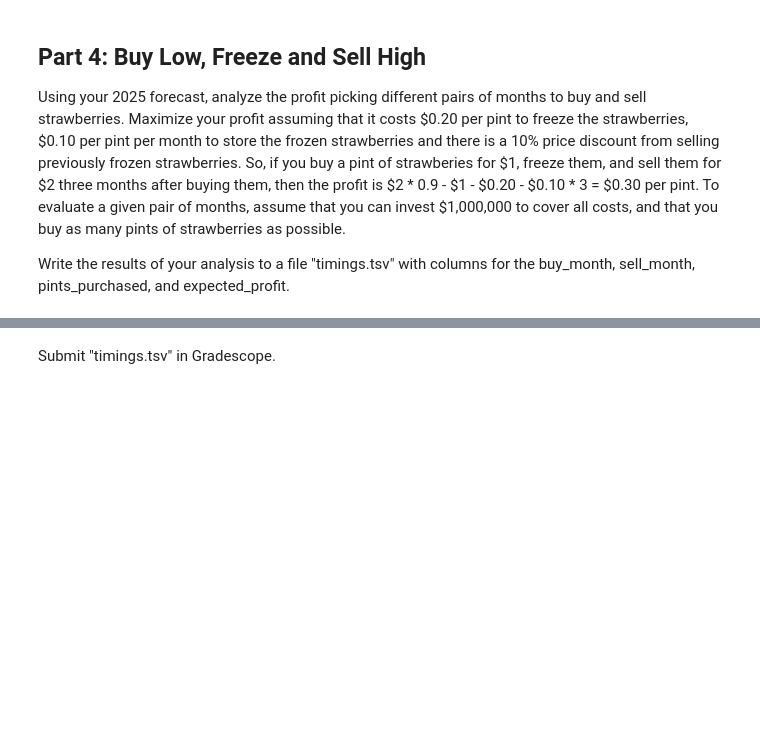
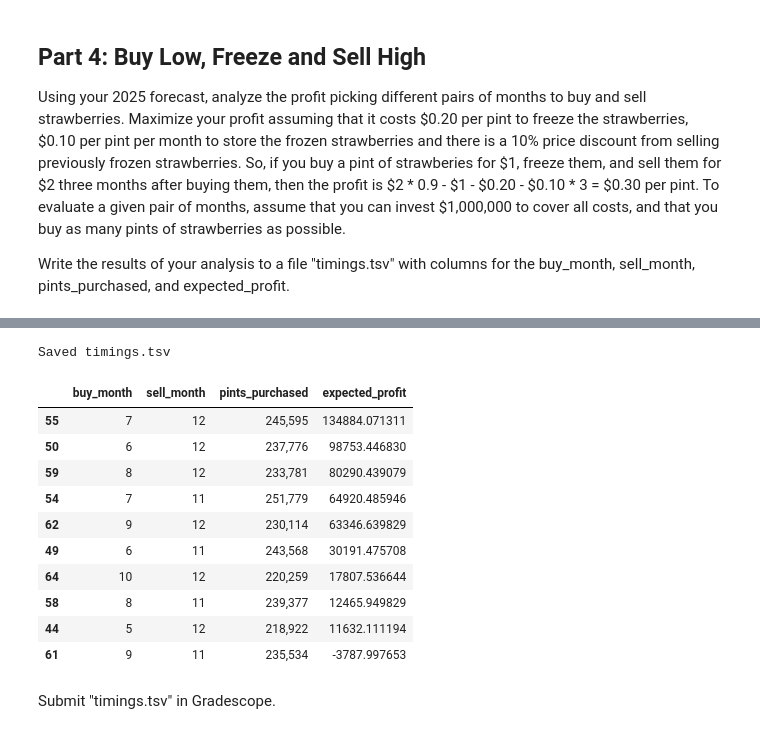
Before and after one commit to acasas11/dx704-project-02, a Jupyter notebook: project.ipynb, the cells around one changed output, grey strips where cells are left out. Saved outputs shown, nothing was run; the diff lists cells and outputs as text; code cells hidden in the pictures; blank space fills up the shorter version.

```diff
--- a/project.ipynb
+++ b/project.ipynb
@@ -487,3 +270,69 @@ Optimal strategy doesn't buy in cheapest month (accounts for storage costs)
+# %%
+# YOUR CHANGES HERE
+
+from math import floor
+
+FREEZE_COST = 0.20
+STORAGE_COST_PER_MONTH = 0.10
+DISCOUNT = 0.10
+BUDGET = 1_000_000
+
+fc = pd.read_csv("strawberry-forecast.tsv", sep="\t")
+assert list(fc.columns) == ["month", "price"], "strawberry-forecast.tsv must have columns: month, price"
+
+fc["month_dt"] = pd.to_datetime(fc["month"], errors="raise")
+assert (fc["month_dt"].dt.year == 2025).all(), "Forecast must be for 2025."
+
+price_by_month = dict(zip(fc["month_dt"].dt.month, fc["price"]))
+
+rows = []
+for buy_m in range(1, 13):
+    for sell_m in range(buy_m + 1, 13):
+        hold = sell_m - buy_m
+
+        Pb = float(price_by_month[buy_m])
+        Ps = float(price_by_month[sell_m])
+
+        sell_net = (1.0 - DISCOUNT) * Ps
+        per_pint_profit = sell_net - Pb - FREEZE_COST - STORAGE_COST_PER_MONTH * hold
+        per_pint_outlay = Pb + FREEZE_COST + STORAGE_COST_PER_MONTH * hold
+
+        if per_pint_outlay <= 0:
+            pints = 0
+        else:
+            pints = int(BUDGET // per_pint_outlay)
+
+        expected_profit = per_pint_profit * pints
+
+        rows.append({
+            "buy_month": buy_m,
+            "sell_month": sell_m,
+            "pints_purchased": f"{int(pints):,}",
+            "expected_profit": expected_profit
+        })
+
+timings = pd.DataFrame(rows).sort_values(
+    ["expected_profit", "buy_month", "sell_month"],
+    ascending=[False, True, True]
+)
+timings["pints_purchased"] = timings["pints_purchased"].astype(str)
+
+timings.to_csv("timings.tsv", sep="\t", index=False)
+print("Saved timings.tsv")
+display(timings.head(10))
+# %% [output]
+Saved timings.tsv
+|  | buy_month | sell_month | pints_purchased | expected_profit |
+| 55 | 7 | 12 | 245,595 | 134884.071311 |
+| 50 | 6 | 12 | 237,776 | 98753.446830 |
+| 59 | 8 | 12 | 233,781 | 80290.439079 |
+| 54 | 7 | 11 | 251,779 | 64920.485946 |
+| 62 | 9 | 12 | 230,114 | 63346.639829 |
+| 49 | 6 | 11 | 243,568 | 30191.475708 |
+| 64 | 10 | 12 | 220,259 | 17807.536644 |
+| 58 | 8 | 11 | 239,377 | 12465.949829 |
+| 44 | 5 | 12 | 218,922 | 11632.111194 |
+| 61 | 9 | 11 | 235,534 | -3787.997653 |
 # %% [markdown]
 Submit "timings.tsv" in Gradescope.
 # %% [markdown]
```
Also changed, not shown: parts of 9 cells of this notebook, 2 other files.
